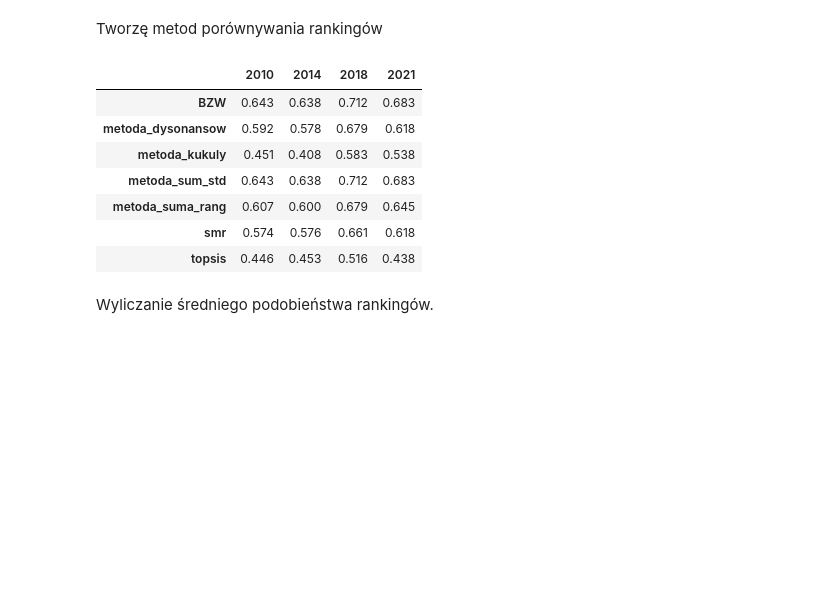
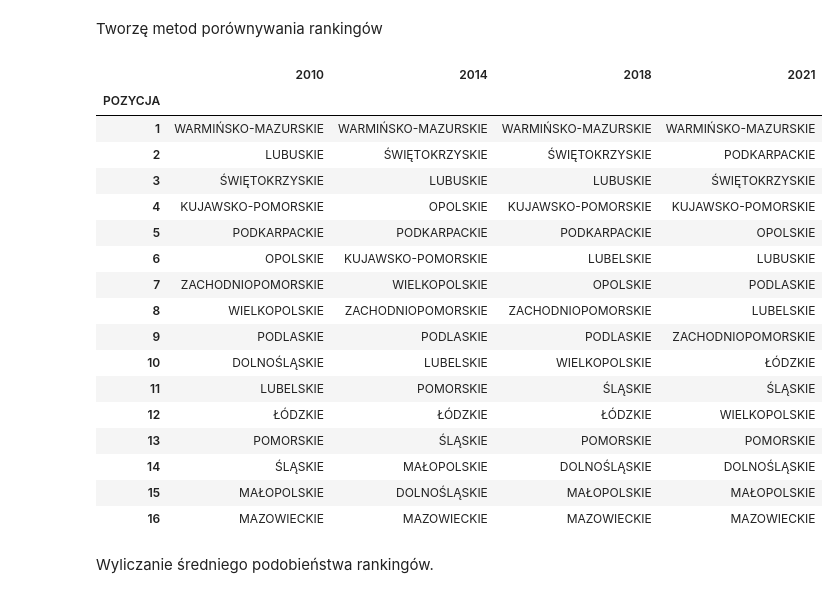
Before and after one commit to Sillem/suicide_study, a Jupyter notebook: Projekt_EP.ipynb, the cells around one changed output. Cells and saved outputs as stored; diff of their text form; code cells hidden in the pictures; blank space fills up the shorter version.

```diff
--- a/Projekt_EP.ipynb
+++ b/Projekt_EP.ipynb
@@ -363,40 +367,51 @@ def optymalne_rankingi(lista_metod, rankingi):
       for drugi_numer, metoda_drug in enumerate(lista_metod):
         if pierwszy_numer == drugi_numer: continue
         macierz[pierwszy_numer][drugi_numer] = porownanie_rankingow(rankingi[metoda_pier.__name__], rankingi[metoda_drug.__name__])
 
     return macierz
 
   macierz_wynikowa = macierz_porownan_rankingow(metody, rankingi)
   #pd.DataFrame(macierz_wynikowa).to_csv(f"{randint(1,100)}.csv")
   suma = 0
   for col in range(macierz_wynikowa.shape[1]):
     for row in range(macierz_wynikowa.shape[0]):
       if col > row: suma += macierz_wynikowa[row][col]
 
   srednie_podobienstwo = 2*suma/(len(metody)*(len(metody)-1))
   suma = 0
   for col in range(macierz_wynikowa.shape[1]):
     for row in range(macierz_wynikowa.shape[0]):
       if col > row: suma += fabs(macierz_wynikowa[row][col] - srednie_podobienstwo)
 
   odchylenie_cwiartkowe_podobienstwo = 2*suma/(len(metody)*(len(metody)-1))
   cutoff = srednie_podobienstwo + odchylenie_cwiartkowe_podobienstwo
   np.fill_diagonal(macierz_wynikowa, 0)
   avg_sim = pd.DataFrame({'średnie podobieństwo':{k.__name__:v for k,v in zip(lista_metod, macierz_wynikowa.mean(axis=1))}})
   avg_sim['średnie podobieństwo'] = avg_sim['średnie podobieństwo'].apply(lambda x: round(x, 3))
   best_ranking_index = np.argmax(macierz_wynikowa.mean(axis=1))
 
   return rankingi[lista_metod[best_ranking_index].__name__].sort_values(by='POZYCJA', ascending=True), avg_sim
 
-pd.concat([optymalne_rankingi(metody, rankingi[rok])[1].rename(columns={'średnie podobieństwo':rok}) for rok in [2010, 2014, 2018, 2021]], axis=1)
+#pd.concat([optymalne_rankingi(metody, rankingi[rok])[1].rename(columns={'średnie podobieństwo':rok}) for rok in [2010, 2014, 2018, 2021]], axis=1)
+pd.concat([optymalne_rankingi(metody, rankingi[rok])[0].reset_index().set_index('POZYCJA').rename(columns={'index':rok}).drop('METODA SUM STANDARYZOWANYCH', axis=1) for rok in [2010, 2014, 2018, 2021]], axis=1)
 # %% [output]
 |  | 2010 | 2014 | 2018 | 2021 |
-| BZW | 0.643 | 0.638 | 0.712 | 0.683 |
-| metoda_dysonansow | 0.592 | 0.578 | 0.679 | 0.618 |
-| metoda_kukuly | 0.451 | 0.408 | 0.583 | 0.538 |
-| metoda_sum_std | 0.643 | 0.638 | 0.712 | 0.683 |
-| metoda_suma_rang | 0.607 | 0.600 | 0.679 | 0.645 |
-| smr | 0.574 | 0.576 | 0.661 | 0.618 |
-| topsis | 0.446 | 0.453 | 0.516 | 0.438 |
+| POZYCJA |  |  |  |  |
+| 1 | WARMIŃSKO-MAZURSKIE | WARMIŃSKO-MAZURSKIE | WARMIŃSKO-MAZURSKIE | WARMIŃSKO-MAZURSKIE |
+| 2 | LUBUSKIE | ŚWIĘTOKRZYSKIE | ŚWIĘTOKRZYSKIE | PODKARPACKIE |
+| 3 | ŚWIĘTOKRZYSKIE | LUBUSKIE | LUBUSKIE | ŚWIĘTOKRZYSKIE |
+| 4 | KUJAWSKO-POMORSKIE | OPOLSKIE | KUJAWSKO-POMORSKIE | KUJAWSKO-POMORSKIE |
+| 5 | PODKARPACKIE | PODKARPACKIE | PODKARPACKIE | OPOLSKIE |
+| 6 | OPOLSKIE | KUJAWSKO-POMORSKIE | LUBELSKIE | LUBUSKIE |
+| 7 | ZACHODNIOPOMORSKIE | WIELKOPOLSKIE | OPOLSKIE | PODLASKIE |
+| 8 | WIELKOPOLSKIE | ZACHODNIOPOMORSKIE | ZACHODNIOPOMORSKIE | LUBELSKIE |
+| 9 | PODLASKIE | PODLASKIE | PODLASKIE | ZACHODNIOPOMORSKIE |
+| 10 | DOLNOŚLĄSKIE | LUBELSKIE | WIELKOPOLSKIE | ŁÓDZKIE |
+| 11 | LUBELSKIE | POMORSKIE | ŚLĄSKIE | ŚLĄSKIE |
+| 12 | ŁÓDZKIE | ŁÓDZKIE | ŁÓDZKIE | WIELKOPOLSKIE |
+| 13 | POMORSKIE | ŚLĄSKIE | POMORSKIE | POMORSKIE |
+| 14 | ŚLĄSKIE | MAŁOPOLSKIE | DOLNOŚLĄSKIE | DOLNOŚLĄSKIE |
+| 15 | MAŁOPOLSKIE | DOLNOŚLĄSKIE | MAŁOPOLSKIE | MAŁOPOLSKIE |
+| 16 | MAZOWIECKIE | MAZOWIECKIE | MAZOWIECKIE | MAZOWIECKIE |
 # %% [markdown]
 Wyliczanie średniego podobieństwa rankingów.
```
Also changed, not shown: parts of 8 cells of this notebook.
